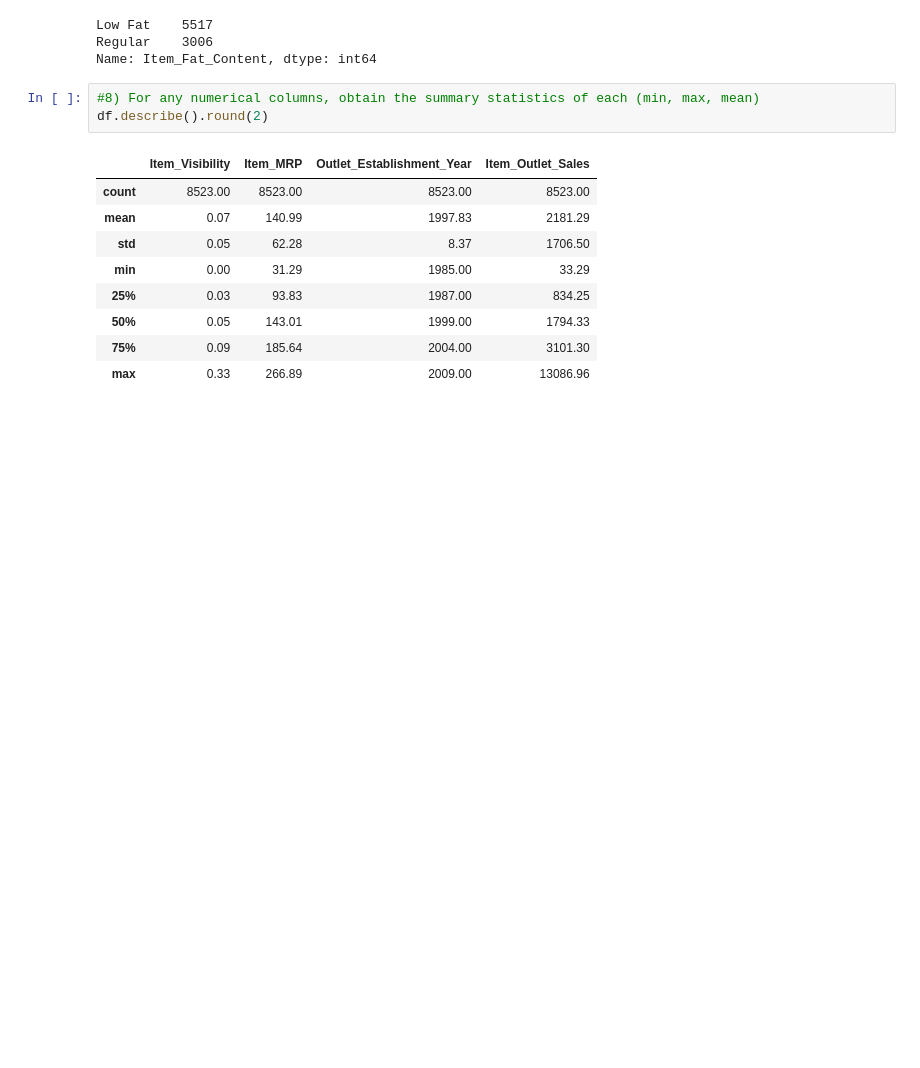
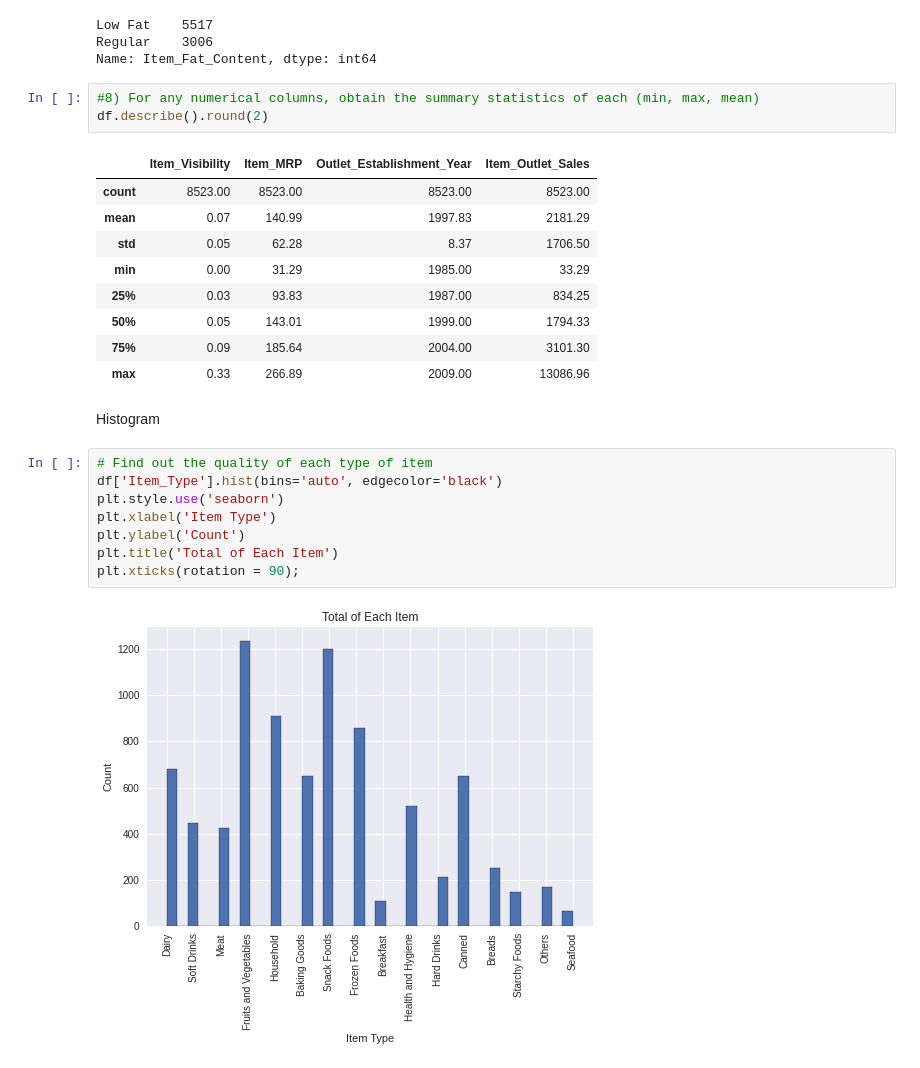
Before and after one commit to julianasaha/food-sales-predications, a Jupyter notebook: Food_sales_predictions.ipynb, the cells around one changed output. Saved outputs shown, nothing was run; the diff lists cells and outputs as text; blank space fills up the shorter version.

```diff
--- a/Food_sales_predictions.ipynb
+++ b/Food_sales_predictions.ipynb
@@ -129,3 +132,15 @@ df.describe().round(2)
 | 50% | 0.05 | 143.01 | 1999.00 | 1794.33 |
 | 75% | 0.09 | 185.64 | 2004.00 | 3101.30 |
 | max | 0.33 | 266.89 | 2009.00 | 13086.96 |
+# %% [markdown]
+Histogram
+# %%
+# Find out the quality of each type of item
+df['Item_Type'].hist(bins='auto', edgecolor='black')
+plt.style.use('seaborn')
+plt.xlabel('Item Type')
+plt.ylabel('Count')
+plt.title('Total of Each Item')
+plt.xticks(rotation = 90);
+# %% [output]
+[figure, added]
```
Also changed, not shown: parts of 8 cells of this notebook.
